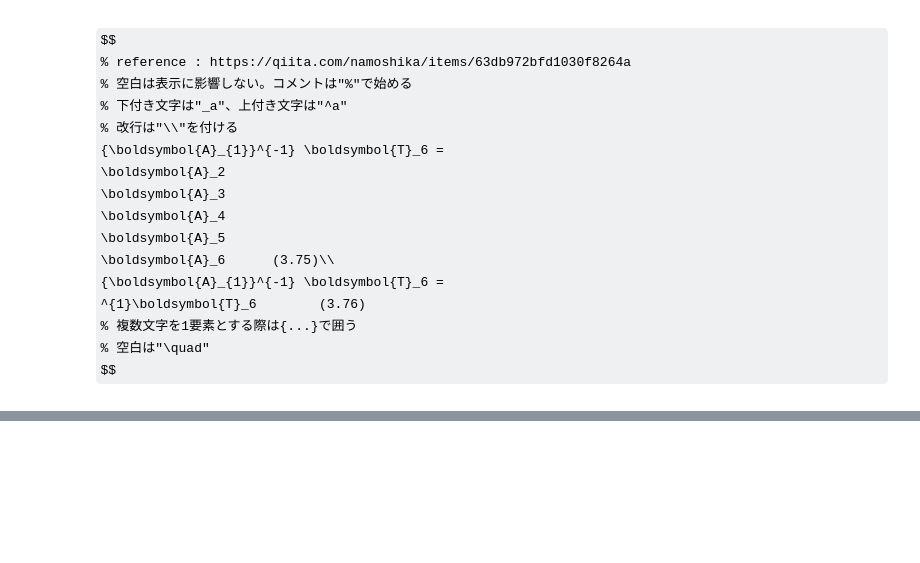
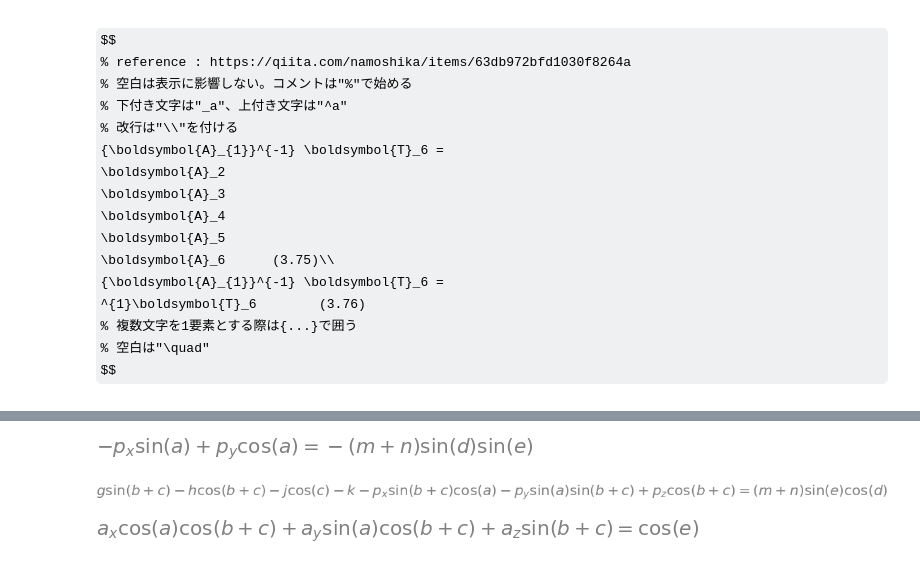
Before and after one commit to maeda-lab/Scaledown, a Jupyter notebook: miyamoto/44マトリクス解く.ipynb, the cells around one changed output, grey strips where cells are left out. Cells and saved outputs as stored; diff of their text form; code cells hidden in the pictures; some formulas as TeX source; blank space fills up the shorter version.

```diff
--- a/miyamoto/44マトリクス解く.ipynb
+++ b/miyamoto/44マトリクス解く.ipynb
@@ -314,0 +370,4 @@ $\displaystyle \left[\begin{matrix}\cos{\left(a \right)} & \sin{\left(a \right)}
+# %%
+# Left hand
+A3iA2iA1iT6 = T36
+A3iA2iA1iT6
@@ -314,0 +380,15 @@ $\displaystyle \left[\begin{matrix}\cos{\left(a \right)} & \sin{\left(a \right)}
+# %%
+idx = 3
+sym.Eq(A3iA2iA1iT6[idx] , A456[idx])
+# %% [output]
+[figure, added]
+# %%
+idx = 7
+sym.Eq(A3iA2iA1iT6[idx] , A456[idx])
+# %% [output]
+[figure, added]
+# %%
+idx = 10
+sym.Eq(A3iA2iA1iT6[idx] , A456[idx])
+# %% [output]
+[figure, added]
```
Also changed, not shown: parts of 29 cells of this notebook.
